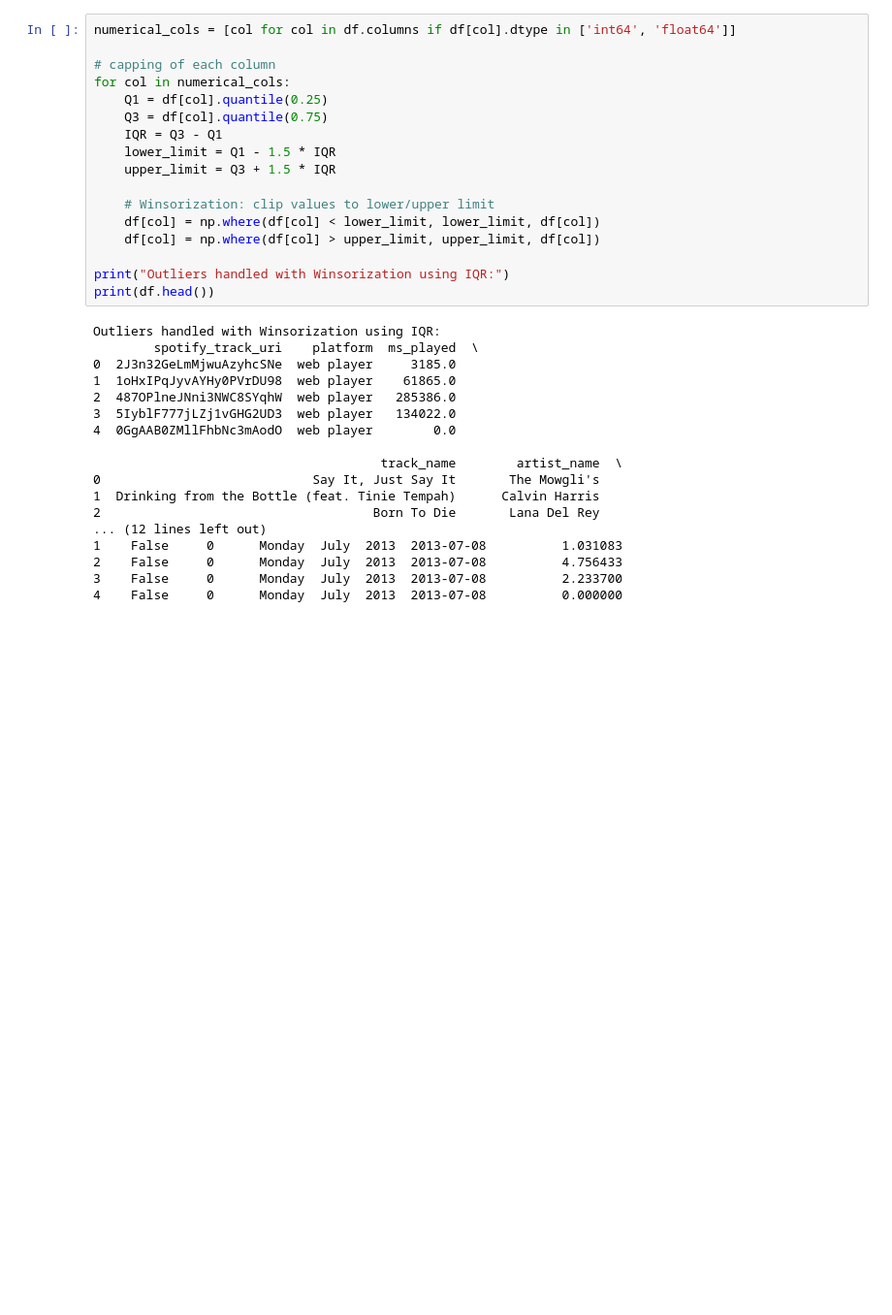
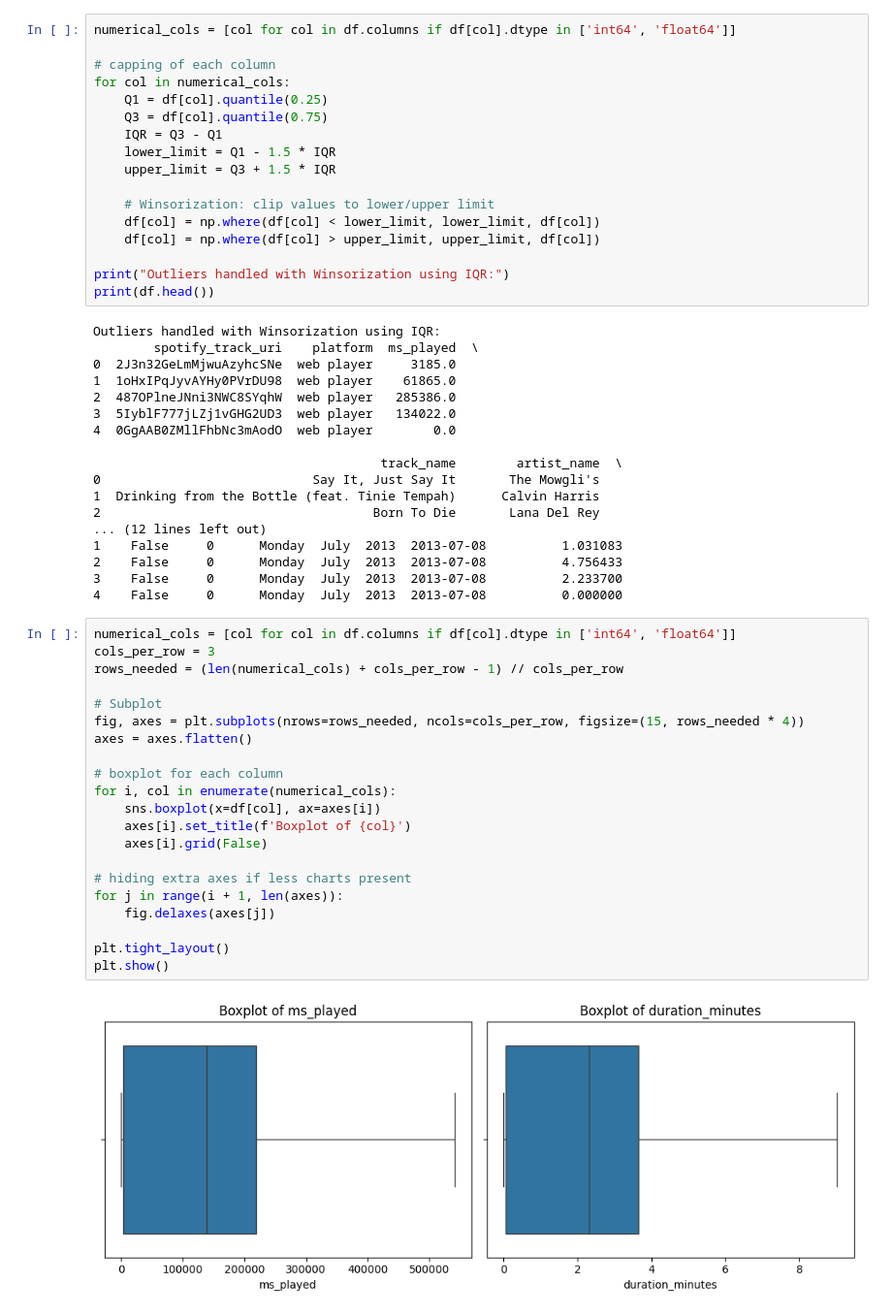
Before and after one commit to pilotbear-coder/DAE-Project, a Jupyter notebook: Spotify Top Songs/Spotify History.ipynb, the cells around one changed output. Shown at 97% size. Cells and saved outputs as stored; diff of their text form; blank space fills up the shorter version.

```diff
--- a/Spotify Top Songs/Spotify History.ipynb
+++ b/Spotify Top Songs/Spotify History.ipynb
@@ -530,3 +530,26 @@ Outliers handled with Winsorization using IQR:
 2    False     0      Monday  July  2013  2013-07-08          4.756433
 3    False     0      Monday  July  2013  2013-07-08          2.233700
 4    False     0      Monday  July  2013  2013-07-08          0.000000
+# %%
+numerical_cols = [col for col in df.columns if df[col].dtype in ['int64', 'float64']]
+cols_per_row = 3
+rows_needed = (len(numerical_cols) + cols_per_row - 1) // cols_per_row
+
+# Subplot
+fig, axes = plt.subplots(nrows=rows_needed, ncols=cols_per_row, figsize=(15, rows_needed * 4))
+axes = axes.flatten()
+
+# boxplot for each column
+for i, col in enumerate(numerical_cols):
+    sns.boxplot(x=df[col], ax=axes[i])
+    axes[i].set_title(f'Boxplot of {col}')
+    axes[i].grid(False)
+
+# hiding extra axes if less charts present
+for j in range(i + 1, len(axes)):
+    fig.delaxes(axes[j])
+
+plt.tight_layout()
+plt.show()
+# %% [output]
+[figure, added]
```
